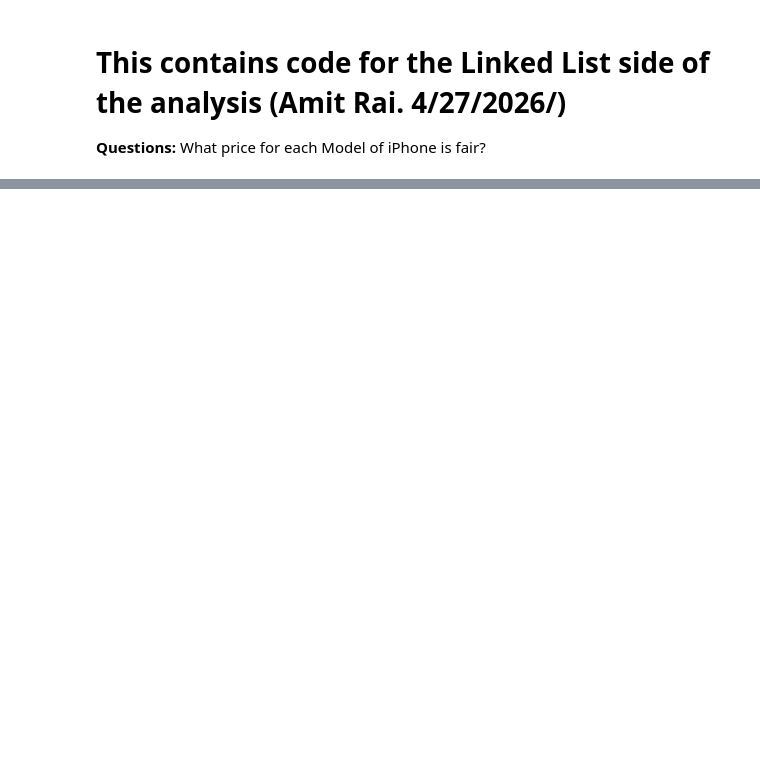
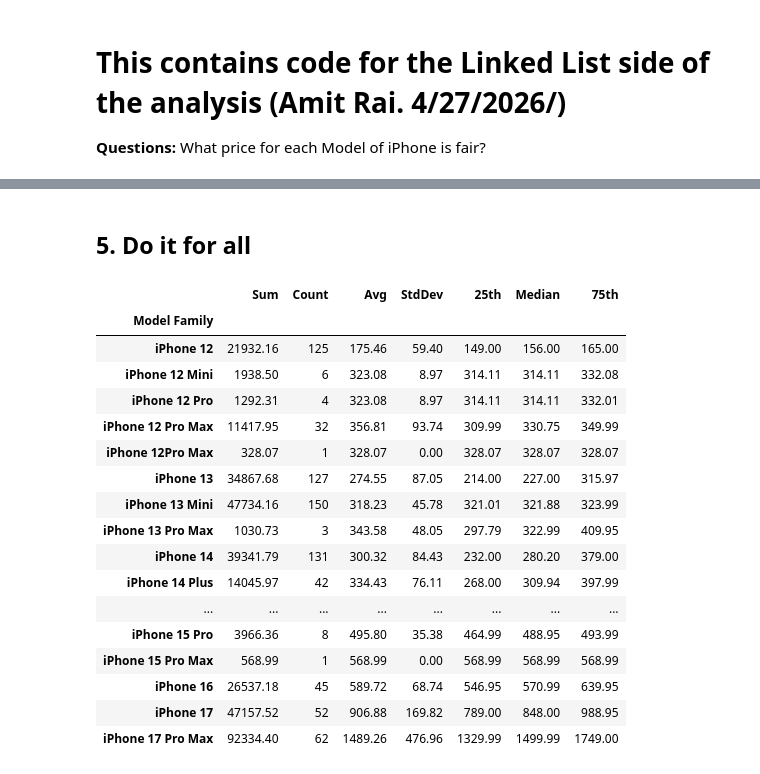
Before and after one commit to Sprink02/Data219_Group_Projects, a Jupyter notebook: Linked_List.ipynb, the cells around one changed output, grey strips where cells are left out. Cells and saved outputs as stored; diff of their text form; code cells hidden in the pictures; blank space fills up the shorter version.

```diff
--- a/Linked_List.ipynb
+++ b/Linked_List.ipynb
@@ -24,0 +342,46 @@ rawData.head()
+# %% [markdown]
+## 5. Do it for all
+# %%
+summary_rows = []
+
+for ll in mv:
+    summary_rows.append({
+        "Model Family": ll.name,
+        "Sum":          round(ll.summation("price"), 2),
+        "Count":        ll.count(),
+        "Avg":          round(ll.average("price"), 2),
+        "StdDev":       round(ll.std_dev("price"), 2),
+        "25th":         round(ll.percentile("price", 25), 2),
+        "Median":       round(ll.percentile("price", 50), 2),
+        "75th":         round(ll.percentile("price", 75), 2),
+    })
+
+summary_df = pd.DataFrame(summary_rows).set_index("Model Family")
+summary_df.style.format({
+        "Sum":    "${:,.2f}",
+        "Avg":    "${:,.2f}",
+        "StdDev": "${:,.2f}",
+        "25th":   "${:,.2f}",
+        "Median": "${:,.2f}",
+        "75th":   "${:,.2f}",
+        "Count":  "{:,}",})
+summary_df
+# %% [output]
+|  | Sum | Count | Avg | StdDev | 25th | Median | 75th |
+| Model Family |  |  |  |  |  |  |  |
+| iPhone 12 | 21932.16 | 125 | 175.46 | 59.40 | 149.00 | 156.00 | 165.00 |
+| iPhone 12 Mini | 1938.50 | 6 | 323.08 | 8.97 | 314.11 | 314.11 | 332.08 |
+| iPhone 12 Pro | 1292.31 | 4 | 323.08 | 8.97 | 314.11 | 314.11 | 332.01 |
+| iPhone 12 Pro Max | 11417.95 | 32 | 356.81 | 93.74 | 309.99 | 330.75 | 349.99 |
+| iPhone 12Pro Max | 328.07 | 1 | 328.07 | 0.00 | 328.07 | 328.07 | 328.07 |
+| iPhone 13 | 34867.68 | 127 | 274.55 | 87.05 | 214.00 | 227.00 | 315.97 |
+| iPhone 13 Mini | 47734.16 | 150 | 318.23 | 45.78 | 321.01 | 321.88 | 323.99 |
+| iPhone 13 Pro Max | 1030.73 | 3 | 343.58 | 48.05 | 297.79 | 322.99 | 409.95 |
+| iPhone 14 | 39341.79 | 131 | 300.32 | 84.43 | 232.00 | 280.20 | 379.00 |
+| iPhone 14 Plus | 14045.97 | 42 | 334.43 | 76.11 | 268.00 | 309.94 | 397.99 |
+| ... | ... | ... | ... | ... | ... | ... | ... |
+| iPhone 15 Pro | 3966.36 | 8 | 495.80 | 35.38 | 464.99 | 488.95 | 493.99 |
+| iPhone 15 Pro Max | 568.99 | 1 | 568.99 | 0.00 | 568.99 | 568.99 | 568.99 |
+| iPhone 16 | 26537.18 | 45 | 589.72 | 68.74 | 546.95 | 570.99 | 639.95 |
+| iPhone 17 | 47157.52 | 52 | 906.88 | 169.82 | 789.00 | 848.00 | 988.95 |
+| iPhone 17 Pro Max | 92334.40 | 62 | 1489.26 | 476.96 | 1329.99 | 1499.99 | 1749.00 |
```
Also changed, not shown: parts of 15 cells of this notebook, 2 other files.
